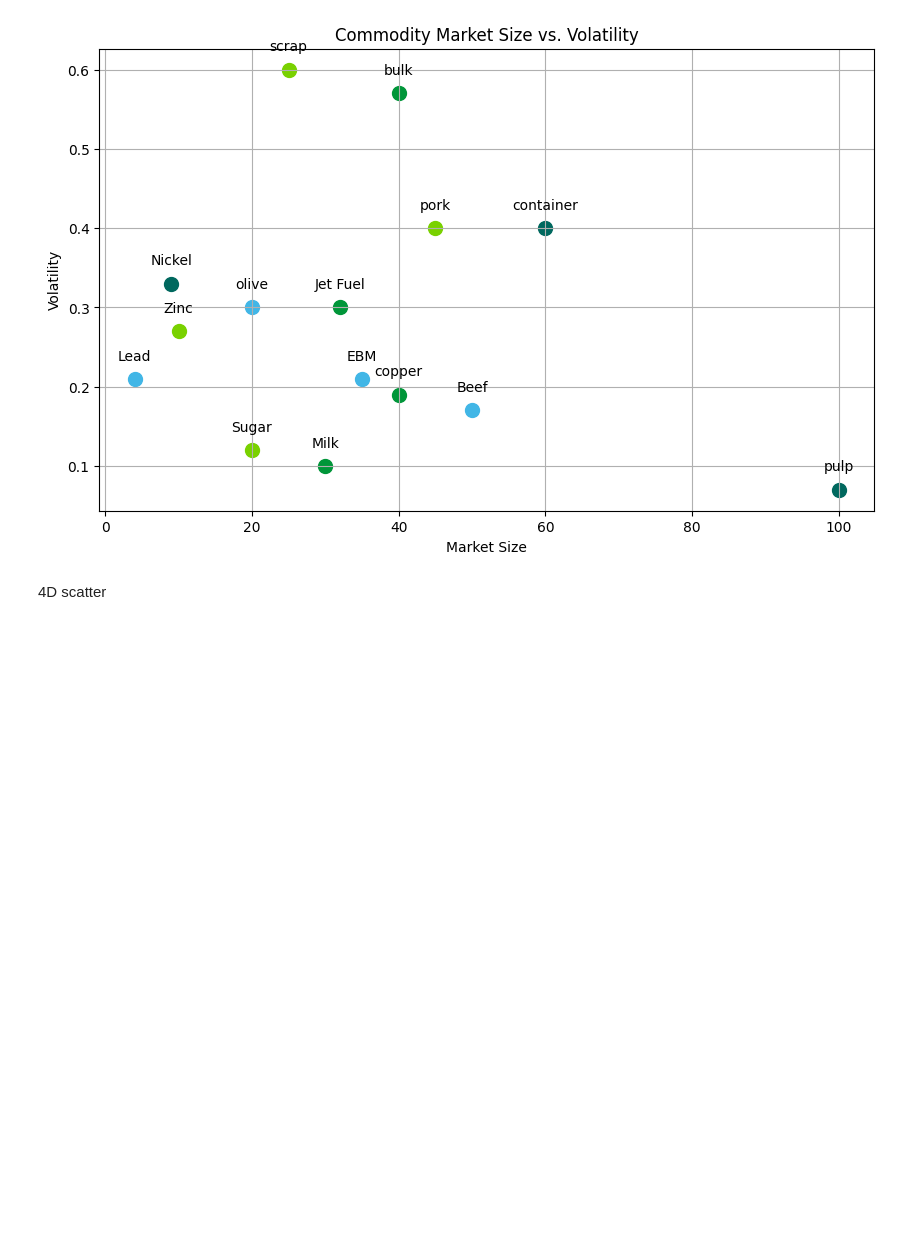
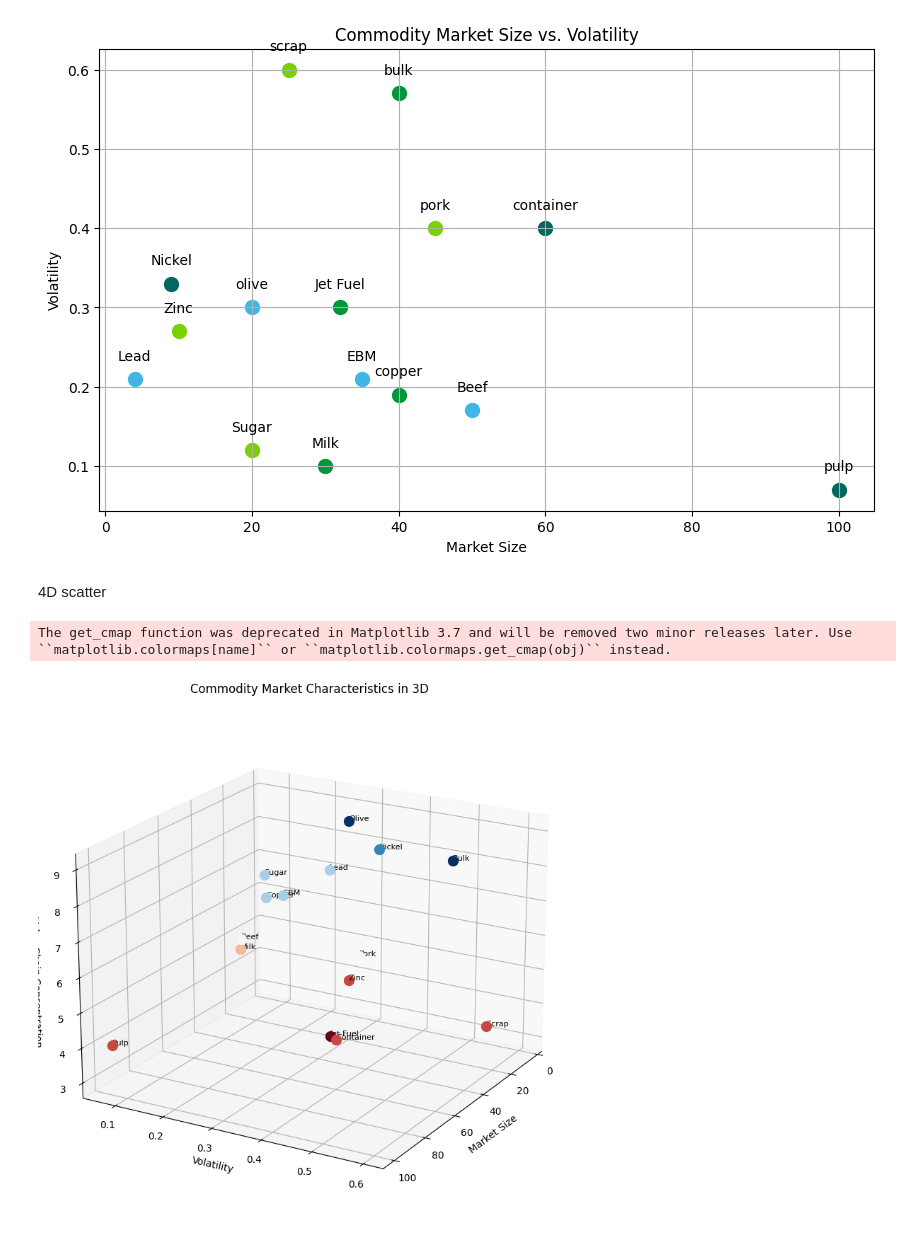
Before and after one commit to stpnwolf-hub/dark-trador, a Jupyter notebook: commo_expansion.ipynb, the cells around one changed output. Drawn from its saved outputs; the diff is of its cells as text; code cells hidden in the pictures; blank space fills up the shorter version.

```diff
--- a/commo_expansion.ipynb
+++ b/commo_expansion.ipynb
@@ -468,4 +468,48 @@ plt.show()
 [figure]
 # %% [markdown]
 4D scatter
+# %%
+# prompt: Can you generate a 3d scatter plot that shows market sizes, volatility,  value chaine concentration, of several commodities. the plot must be redeable and use a color ay from blue to red , commodities name should be in front of  the dot of the scatter plot
+
+import numpy as np
+import matplotlib.pyplot as plt
+from mpl_toolkits.mplot3d import Axes3D
+
+# Sample data (replace with your actual data)
+commodity_names = ['Beef', 'Pork', 'Milk', 'Pulp', 'Olive', 'Scrap', 'Bulk', 'Container', 'EBM', 'Sugar', 'Copper', 'Nickel', 'Lead', 'Zinc', 'Jet Fuel']
+market_sizes = [50, 45, 30, 100, 20, 25, 40, 60, 35, 20, 40, 9, 4, 10, 32]
+volatilities = [0.17, 0.4, 0.10, 0.07, 0.3, 0.6, 0.57, 0.4, 0.21, 0.12, 0.19, 0.33, 0.21, 0.27, 0.3]
+concentrations = [6,6,5,4,9,4,9,4,7,7,7,8,7,4,3,3,4,5,5,5,7,8,5]  # Hypothetical concentration values
+
+# Create a 3D scatter plot
+fig = plt.figure(figsize=(10, 8))
+ax = fig.add_subplot(111, projection='3d')
+
+# Define a colormap from blue to red
+cmap = plt.cm.get_cmap('RdBu')
+
+# Normalize the concentration data to map to the colormap
+norm = plt.Normalize(min(concentrations), max(concentrations))
+
+# Plot the data points with color based on concentration and labels
+for i in range(len(commodity_names)):
+    color = cmap(norm(concentrations[i]))
+    ax.scatter(market_sizes[i], volatilities[i], concentrations[i], color=color, s=100)
+    ax.text(market_sizes[i], volatilities[i], concentrations[i], commodity_names[i], fontsize=8)
+
+
+# Customize the plot
+ax.set_xlabel('Market Size')
+ax.set_ylabel('Volatility')
+ax.set_zlabel('Value Chain Concentration')
+ax.set_title('Commodity Market Characteristics in 3D')
+
+# Improve readability by adjusting view angle and labels
+ax.view_init(elev=20, azim=30)  # Adjust elevation and azimuth for better viewing
+plt.tight_layout()
+
+plt.show()
+# %% [output]
+The get_cmap function was deprecated in Matplotlib 3.7 and will be removed two minor releases later. Use ``matplotlib.colormaps[name]`` or ``matplotlib.colormaps.get_cmap(obj)`` instead.
+[figure, added]
 # %%
```
Also changed, not shown: parts of 2 cells of this notebook.
